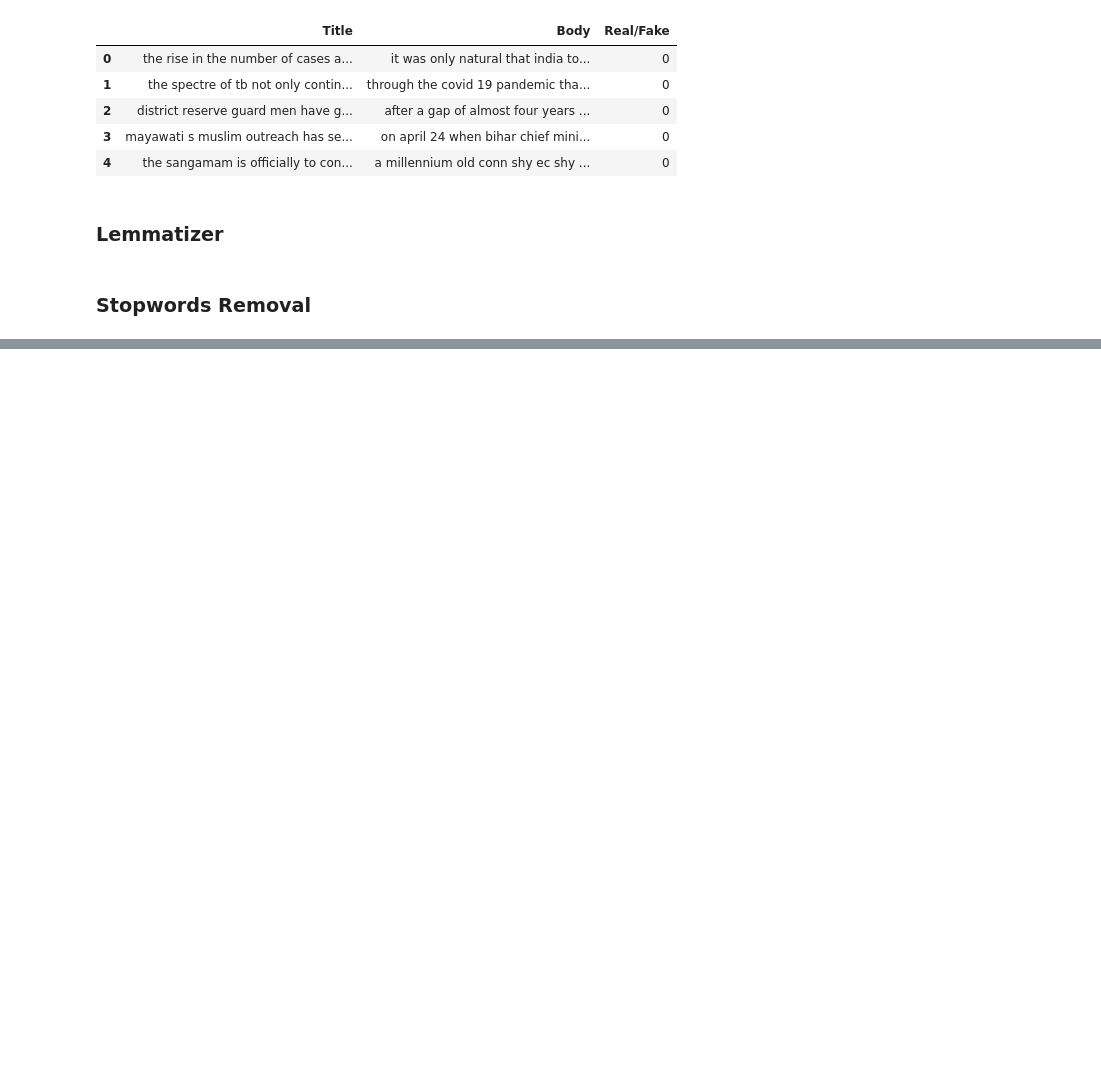
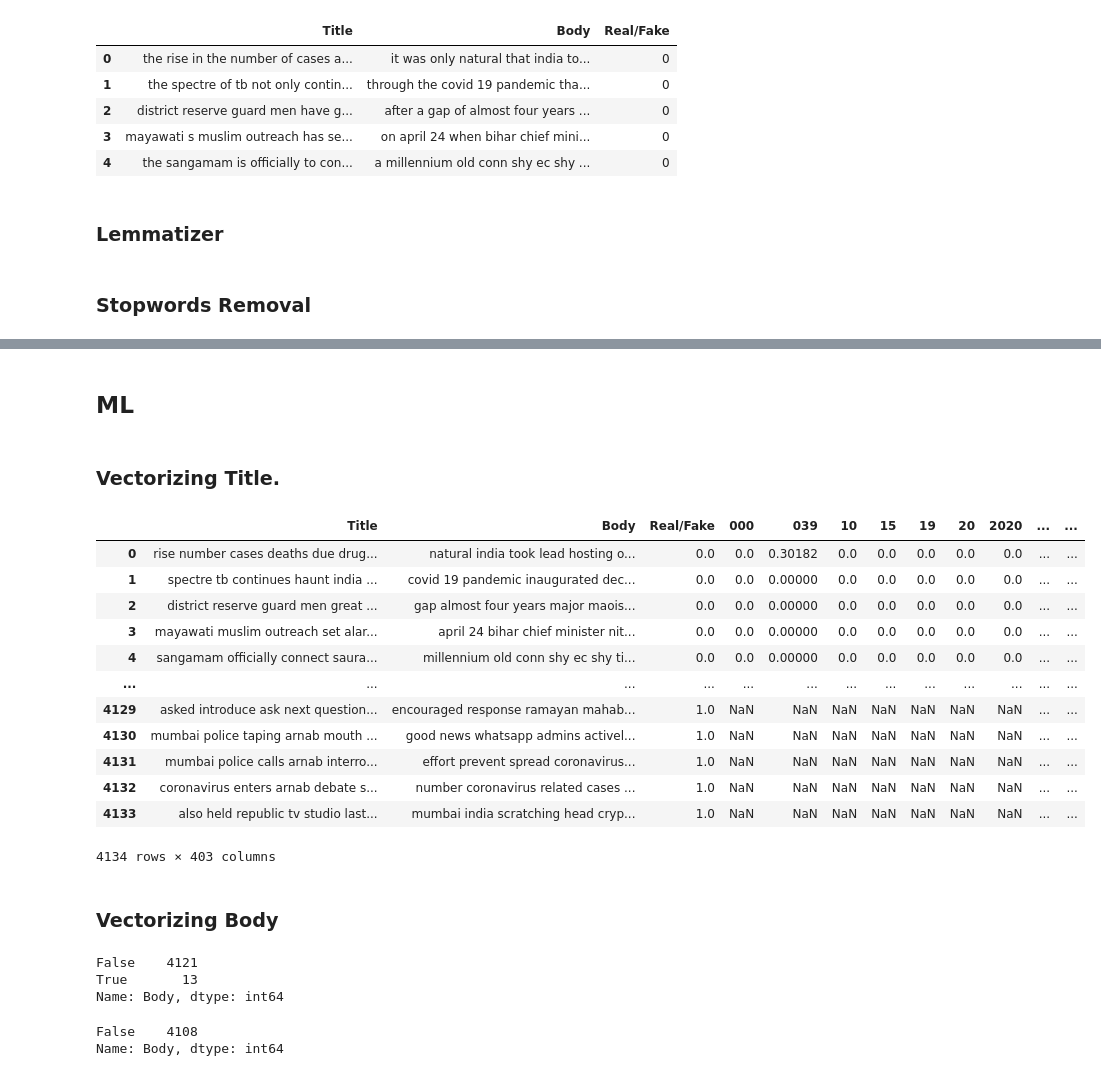
Before and after one commit to Selvamsmail/Internship_Project, a Jupyter notebook: Real_and_Fake_News_classification_project.ipynb, the cells around one changed output, grey strips where cells are left out. Cells and saved outputs as stored; diff of their text form; code cells hidden in the pictures; blank space fills up the shorter version.

```diff
--- a/Real_and_Fake_News_classification_project.ipynb
+++ b/Real_and_Fake_News_classification_project.ipynb
@@ -305,0 +358,36 @@ df['Body'] = [remove_stopwords(r) for r in df['Body']]
+# %% [markdown]
+## ML
+# %% [markdown]
+### Vectorizing Title.
+# %%
+vectorizer = TfidfVectorizer(max_features = 400)
+
+t = vectorizer.fit_transform(df['Title'])
+
+feature_names = vectorizer.get_feature_names_out()
+
+vecdf = pd.DataFrame(t.toarray(), columns = feature_names)
+df = df.merge(vecdf,how = 'outer',left_index=True,right_index=True)
+df
+# %% [output]
+|  | Title | Body | Real/Fake | 000 | 039 | 10 | 15 | 19 | 20 | 2020 | ... | ... |
+| 0 | rise number cases deaths due drug... | natural india took lead hosting o... | 0.0 | 0.0 | 0.30182 | 0.0 | 0.0 | 0.0 | 0.0 | 0.0 | ... | ... |
+| 1 | spectre tb continues haunt india ... | covid 19 pandemic inaugurated dec... | 0.0 | 0.0 | 0.00000 | 0.0 | 0.0 | 0.0 | 0.0 | 0.0 | ... | ... |
+| 2 | district reserve guard men great ... | gap almost four years major maois... | 0.0 | 0.0 | 0.00000 | 0.0 | 0.0 | 0.0 | 0.0 | 0.0 | ... | ... |
+| 3 | mayawati muslim outreach set alar... | april 24 bihar chief minister nit... | 0.0 | 0.0 | 0.00000 | 0.0 | 0.0 | 0.0 | 0.0 | 0.0 | ... | ... |
+| 4 | sangamam officially connect saura... | millennium old conn shy ec shy ti... | 0.0 | 0.0 | 0.00000 | 0.0 | 0.0 | 0.0 | 0.0 | 0.0 | ... | ... |
+| ... | ... | ... | ... | ... | ... | ... | ... | ... | ... | ... | ... | ... |
+| 4129 | asked introduce ask next question... | encouraged response ramayan mahab... | 1.0 | NaN | NaN | NaN | NaN | NaN | NaN | NaN | ... | ... |
+| 4130 | mumbai police taping arnab mouth ... | good news whatsapp admins activel... | 1.0 | NaN | NaN | NaN | NaN | NaN | NaN | NaN | ... | ... |
+| 4131 | mumbai police calls arnab interro... | effort prevent spread coronavirus... | 1.0 | NaN | NaN | NaN | NaN | NaN | NaN | NaN | ... | ... |
+| 4132 | coronavirus enters arnab debate s... | number coronavirus related cases ... | 1.0 | NaN | NaN | NaN | NaN | NaN | NaN | NaN | ... | ... |
+| 4133 | also held republic tv studio last... | mumbai india scratching head cryp... | 1.0 | NaN | NaN | NaN | NaN | NaN | NaN | NaN | ... | ... |
+4134 rows × 403 columns
+# %% [markdown]
+### Vectorizing Body
+# %%
+df['Body'].isnull().value_counts()
+# %% [output]
+False    4121
+True       13
+Name: Body, dtype: int64
@@ -305,0 +396,5 @@ df['Body'] = [remove_stopwords(r) for r in df['Body']]
+# %%
+df['Body'].isnull().value_counts()
+# %% [output]
+False    4108
+Name: Body, dtype: int64
```
Also changed, not shown: parts of 19 cells of this notebook.
